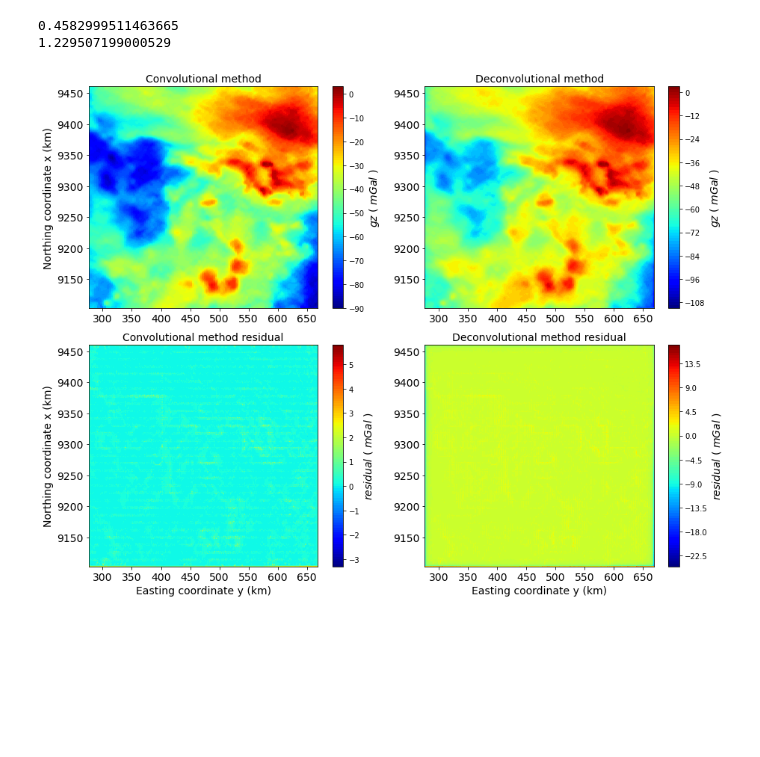
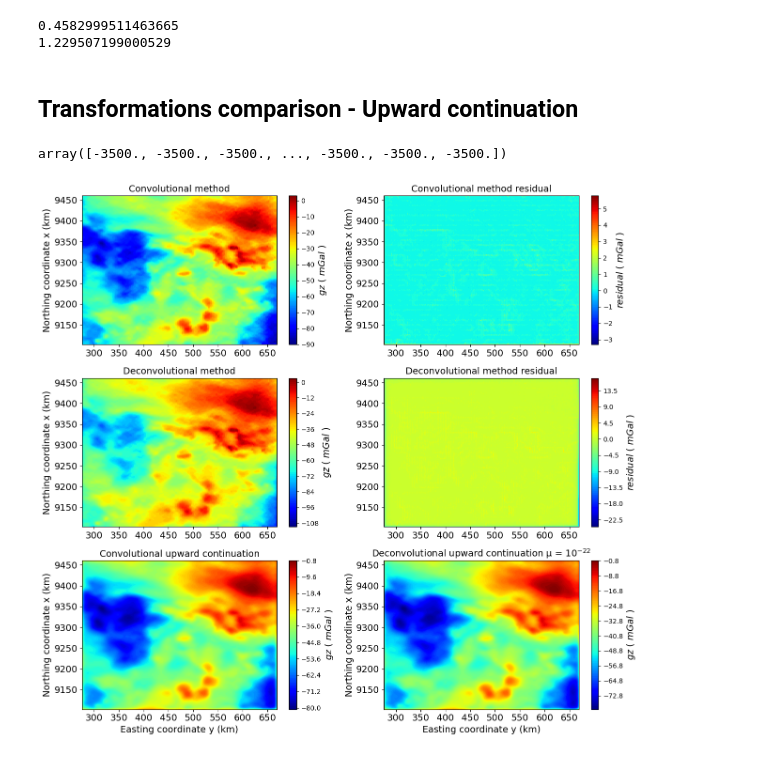
Before and after one commit to DiegoTaka/fast_equivalent_layer, a Jupyter notebook: code/grav/real_data_grav/Carajas_grav_CGLS.ipynb, the cells around one changed output. Cells and saved outputs as stored; diff of their text form; code cells hidden in the pictures; blank space fills up the shorter version.

```diff
--- a/code/grav/real_data_grav/Carajas_grav_CGLS.ipynb
+++ b/code/grav/real_data_grav/Carajas_grav_CGLS.ipynb
@@ -104,11 +104,26 @@ print (std)
 # %% [output]
 0.4582999511463665
 1.229507199000529
+# %% [markdown]
+## Transformations comparison - Upward continuation
+# %%
+z_up = np.ones_like(xi) * -3500
+
+BTTB = fc.bttb(xi,yi,z_up,zj)
+cev = fc.bccb(shape_m,N,BTTB)
+
+gzp_conv_up = fc.fast_forward_bccb(shape_m,N,rho_conv,cev)
+gzp_deconv_up = fc.fast_forward_bccb(shape_m,N,rho_deconv,cev)
+# %%
+z_up
+# %% [output]
+array([-3500., -3500., -3500., ..., -3500., -3500., -3500.])
 # %%
 # plot of the total field anomaly at z=900
-fig = plt.figure(figsize=(13, 10))
+fig = plt.figure(figsize=(13, 12))
 fig.patch.set_facecolor('xkcd:white')
-plt.subplot(221)
+
+plt.subplot(321)
 plt.title('Convolutional method', y=1, x=0.5, fontsize=14)
 plt.tricontourf(yi_plot, xi_plot, gzp_conv, 100, cmap='jet')
 cb = plt.colorbar()
@@ -120,43 +135,68 @@ plt.yticks(fontsize=14)
 #plt.xlabel('Easting coordinate y (km)', fontsize=14)
 plt.ylabel('Northing coordinate x (km)', fontsize=14)
 
-plt.subplot(223)
+plt.subplot(322)
 plt.title('Convolutional method residual', y=1, x=0.5, fontsize=14)
 plt.tricontourf(yi_plot, xi_plot, delta_conv, 100, cmap='jet')
 cb = plt.colorbar()
 cb.set_label('$residual$ ( $mGal$ )', rotation=90, fontsize=14)
 plt.xlim(np.min(yi_plot),np.max(yi_plot))
 plt.ylim(np.min(xi_plot),np.max(xi_plot))
 plt.xticks(fontsize=14)
 plt.yticks(fontsize=14)
-plt.xlabel('Easting coordinate y (km)', fontsize=14)
+#plt.xlabel('Easting coordinate y (km)', fontsize=14)
 plt.ylabel('Northing coordinate x (km)', fontsize=14)
 
-plt.subplot(222)
+plt.subplot(323)
 plt.title('Deconvolutional method', y=1, x=0.5, fontsize=14)
 plt.tricontourf(yi_plot, xi_plot, gzp_deconv, 100, cmap='jet')
 cb = plt.colorbar()
 cb.set_label('$gz$ ( $mGal$ )', rotation=90, fontsize=14)
 plt.xlim(np.min(yi_plot),np.max(yi_plot))
 plt.ylim(np.min(xi_plot),np.max(xi_plot))
 plt.xticks(fontsize=14)
 plt.yticks(fontsize=14)
 #plt.xlabel('Easting coordinate y (km)', fontsize=14)
-#plt.ylabel('Northing coordinate x (km)', fontsize=14)
+plt.ylabel('Northing coordinate x (km)', fontsize=14)
 
-plt.subplot(224)
+plt.subplot(324)
 plt.title('Deconvolutional method residual', y=1, x=0.5, fontsize=14)
 plt.tricontourf(yi_plot, xi_plot, delta_deconv, 100, cmap='jet')
 cb = plt.colorbar()
 cb.set_label('$residual$ ( $mGal$ )', rotation=90, fontsize=14)
 plt.xlim(np.min(yi_plot),np.max(yi_plot))
 plt.ylim(np.min(xi_plot),np.max(xi_plot))
 plt.xticks(fontsize=14)
 plt.yticks(fontsize=14)
+#plt.xlabel('Easting coordinate y (km)', fontsize=14)
+#plt.ylabel('Northing coordinate x (km)', fontsize=14)
+
+plt.subplot(325)
+plt.title('Convolutional upward continuation', y=1, x=0.5, fontsize=14)
+plt.tricontourf(yi_plot, xi_plot, gzp_conv_up, 100, cmap='jet')
+cb = plt.colorbar()
+cb.set_label('$gz$ ( $mGal$ )', rotation=90, fontsize=14)
+plt.xlim(np.min(yi_plot),np.max(yi_plot))
+plt.ylim(np.min(xi_plot),np.max(xi_plot))
+plt.xticks(fontsize=14)
+plt.yticks(fontsize=14)
 plt.xlabel('Easting coordinate y (km)', fontsize=14)
-#plt.ylabel('Northing coordinate x (km)', fontsize=14)
+plt.ylabel('Northing coordinate x (km)', fontsize=14)
+
+plt.subplot(326)
+plt.title('Deconvolutional upward continuation \u03BC = $10^{-22}$', y=1, x=0.5, fontsize=14)
+plt.tricontourf(yi_plot, xi_plot, gzp_deconv_up, 100, cmap='jet')
+cb = plt.colorbar()
+cb.set_label('$gz$ ( $mGal$ )', rotation=90, fontsize=14)
+plt.xlim(np.min(yi_plot),np.max(yi_plot))
+plt.ylim(np.min(xi_plot),np.max(xi_plot))
+plt.xticks(fontsize=14)
+plt.yticks(fontsize=14)
+plt.xlabel('Easting coordinate y (km)', fontsize=14)
+plt.ylabel('Northing coordinate x (km)', fontsize=14)
+
 
 plt.tight_layout()
 plt.savefig('../../../manuscript/Fig/carajas_gz_predito_1000x500.png', dpi=300)
 # %% [output]
-[figure, old version]
+[figure, new version]
```
Also changed, not shown: parts of 3 cells of this notebook, 19 other files.
